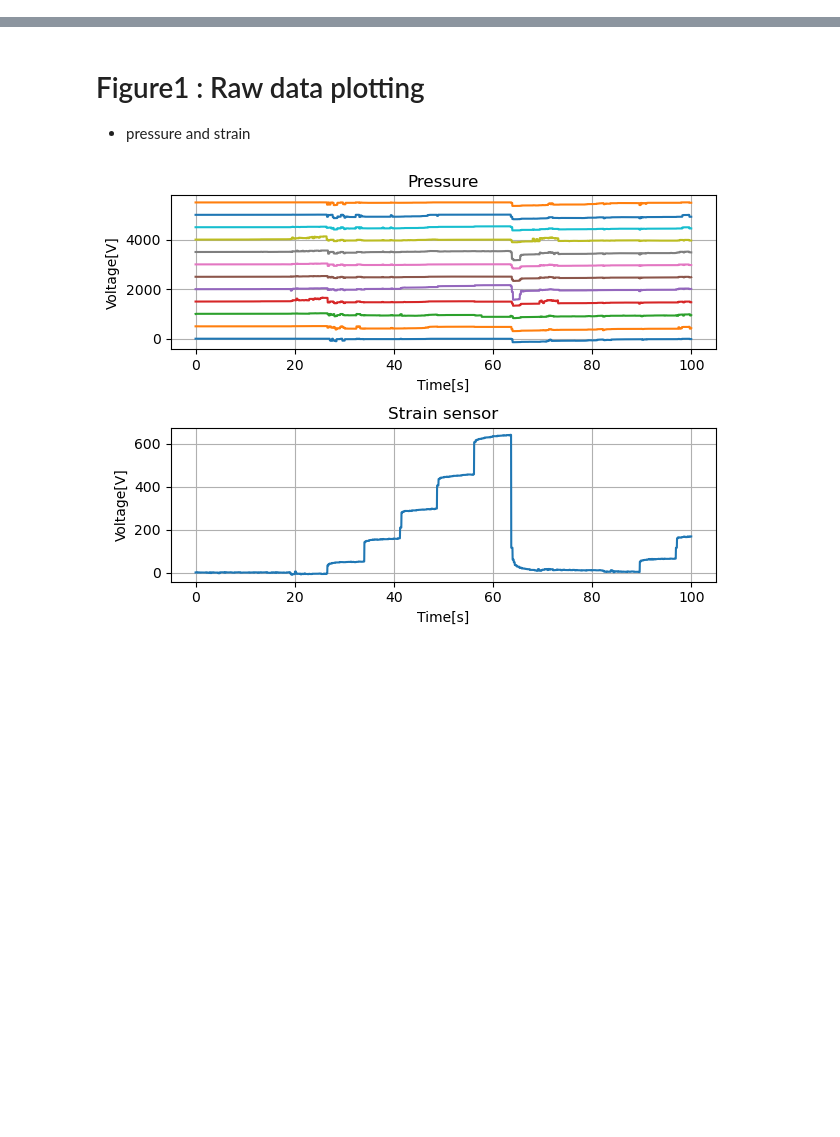
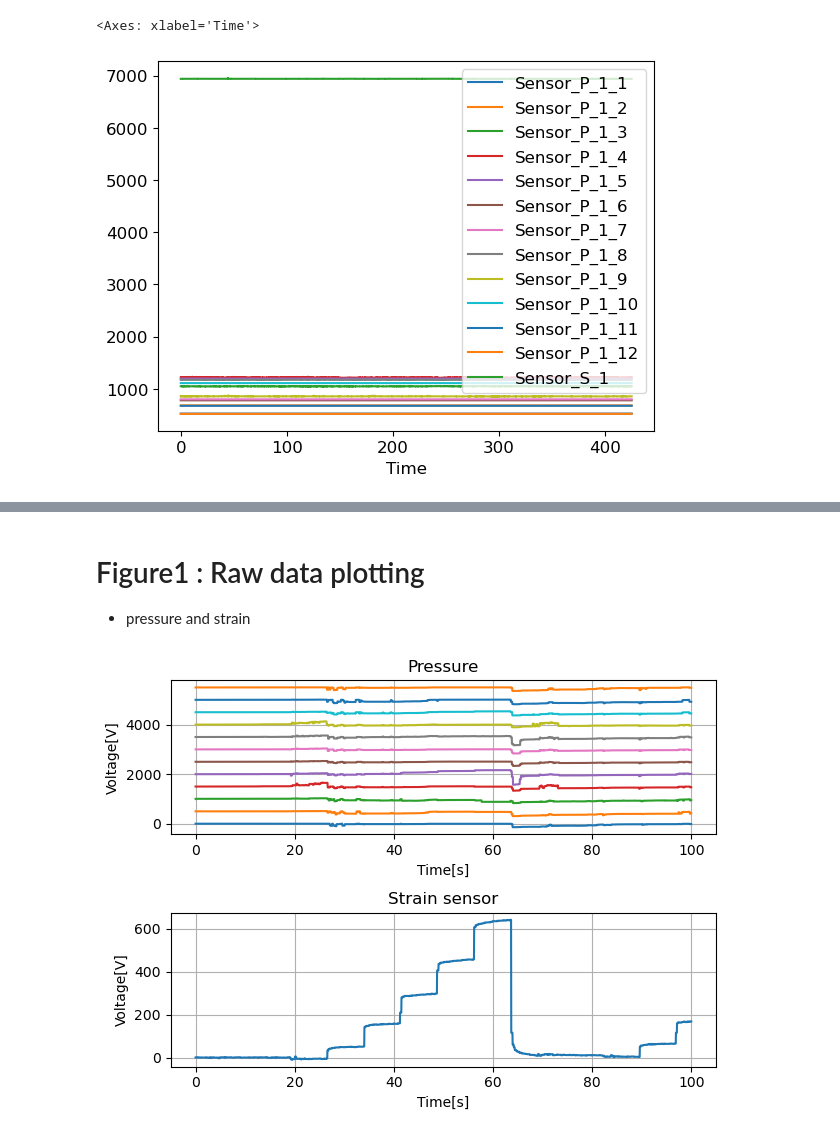
Before and after one commit to hunissweet/External_force, a Jupyter notebook: plot_figure.ipynb, the cells around one changed output, grey strips where cells are left out. Drawn from its saved outputs; the diff is of its cells as text; code cells hidden in the pictures; blank space fills up the shorter version.

```diff
--- a/plot_figure.ipynb
+++ b/plot_figure.ipynb
@@ -98,0 +143,5 @@ Total_dataset['Time']=x_val
+# %%
+Total_dataset.plot(x='Time',y=right_finger_sensor)
+# %% [output]
+<Axes: xlabel='Time'>
+[figure, added]
```
Also changed, not shown: parts of 6 cells of this notebook, 1 other file.
